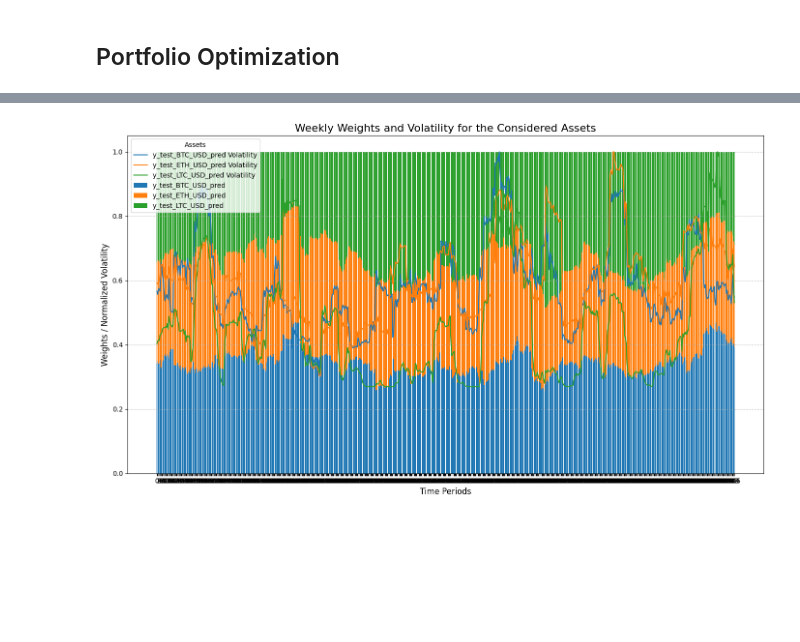
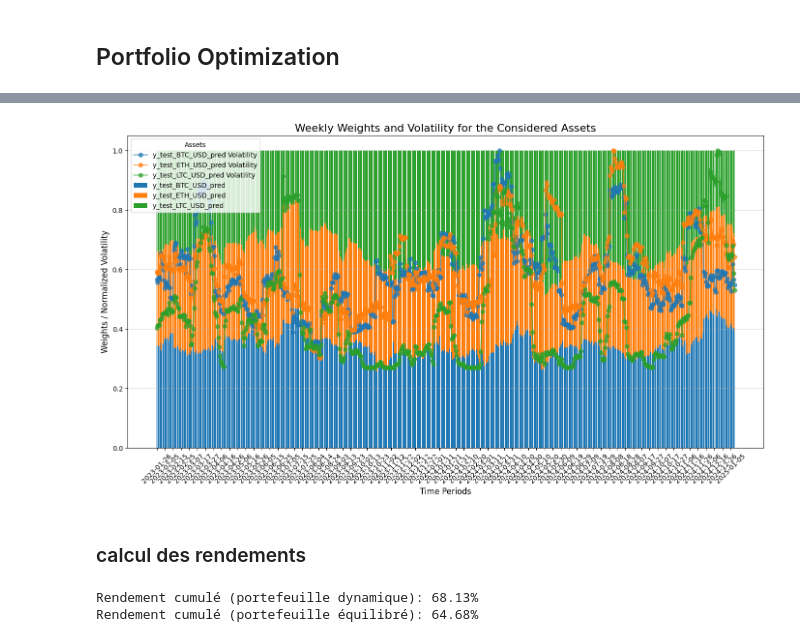
Before and after one commit to emmaebrl/crypto-volatility-lab, a Jupyter notebook: sandbox/NN_volatility_prediction.ipynb, the cells around one changed output, grey strips where cells are left out. Drawn from its saved outputs; the diff is of its cells as text; code cells hidden in the pictures; blank space fills up the shorter version.

Commit message:
update notebook: portfolio optimization

```diff
--- a/sandbox/NN_volatility_prediction.ipynb
+++ b/sandbox/NN_volatility_prediction.ipynb
@@ -328,31 +347,62 @@ weights = compute_weights(volatility_time_series)
 # %%
 # Conversion en DataFrame pour faciliter le traçage
 weights_df = pd.DataFrame(weights, columns=volatility_time_series.columns)
 
 # Création du graphique
 plt.figure(figsize=(14, 8))
 
 # Tracer chaque colonne comme une barre empilée
 bottom_values = np.zeros(len(weights))  # Initialisation des bases pour les barres empilées
 for column in weights_df.columns:
     plt.bar(weights_df.index, weights_df[column], bottom=bottom_values, label=column)
     bottom_values += weights_df[column]
 
 # Ajouter une ligne pour chaque série temporelle de volatilité
 for column in volatility_time_series.columns:
     plt.plot(volatility_time_series.index,
-             volatility_time_series[column] / volatility_time_series[column].max(), linestyle='-', label=f"{column} Volatility", alpha=1)
+             volatility_time_series[column] / volatility_time_series[column].max(),  # Normalisation pour ajuster l'échelle
+             marker='o', linestyle='-', label=f"{column} Volatility", alpha=0.7)
 
 # Configuration du graphique
 plt.title("Weekly Weights and Volatility for the Considered Assets", fontsize=16)
 plt.xlabel("Time Periods", fontsize=12)
 plt.ylabel("Weights / Normalized Volatility", fontsize=12)
-plt.xticks(weights_df.index)  # Mettre des index sur l'axe x
 plt.legend(title="Assets", fontsize=10, loc='upper left')
 plt.grid(axis='y', linestyle='--', alpha=0.7)
-
+plt.xticks(weights_df.index[::10], test_data["Date"][-len(weights_df):].dt.strftime('%Y-%m-%d').tolist()[::10], rotation=45)
 # Afficher le graphique
 plt.tight_layout()
 plt.show()
+# Add date labels to the x-axis
 # %% [output]
-[figure, old version]
+[figure, new version]
+# %% [markdown]
+### calcul des rendements
+# %%
+# all necessary values to compute returns
+bitcoin_test_data = results['BTC-USD']['test_data']
+eth_test_data = results['ETH-USD']['test_data']
+ltc_test_data = results['LTC-USD']['test_data']
+
+bitcoin_log_returns = bitcoin_test_data["Log Returns"][-len(weights_df):].values
+eth_log_returns = eth_test_data["Log Returns"][-len(weights_df):].values
+ltc_log_returns = ltc_test_data["Log Returns"][-len(weights_df):].values
+
+# Rendements du portefeuille
+log_returns_matrix = np.array([bitcoin_log_returns, eth_log_returns, ltc_log_returns]).T
+portfolio_returns = np.sum(weights * log_returns_matrix, axis=1)
+
+# Rendements du portefeuille équilibré
+balanced_weights = np.array([1/3, 1/3, 1/3])
+balanced_returns = np.sum(balanced_weights * log_returns_matrix, axis=1)
+
+# Rendements cumulés
+cumulative_portfolio_return = np.prod(1 + portfolio_returns) - 1
+cumulative_balanced_return = np.prod(1 + balanced_returns) - 1
+
+# Affichage des résultats
+print(f"Rendement cumulé (portefeuille dynamique): {cumulative_portfolio_return:.2%}")
+print(f"Rendement cumulé (portefeuille équilibré): {cumulative_balanced_return:.2%}")
+# %% [output]
+Rendement cumulé (portefeuille dynamique): 68.13%
+Rendement cumulé (portefeuille équilibré): 64.68%
```
Also changed, not shown: parts of 5 cells of this notebook, 1 other file.
